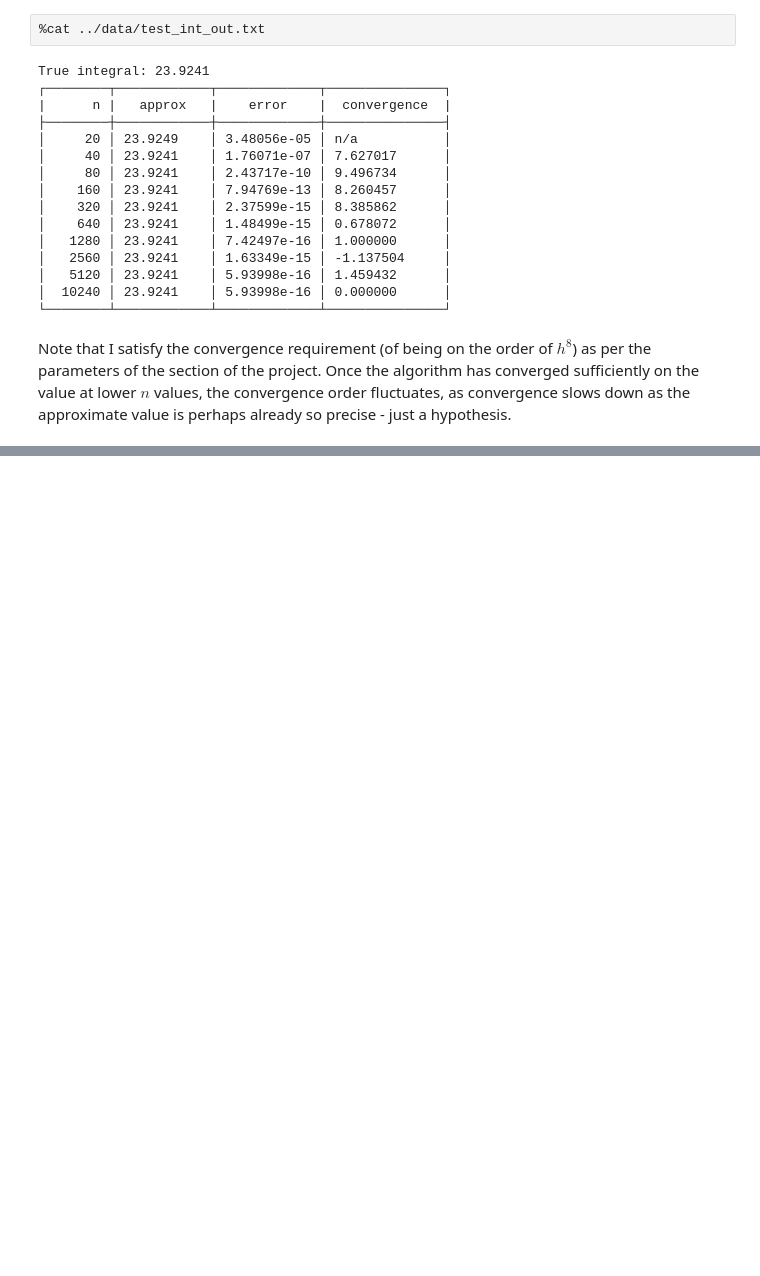
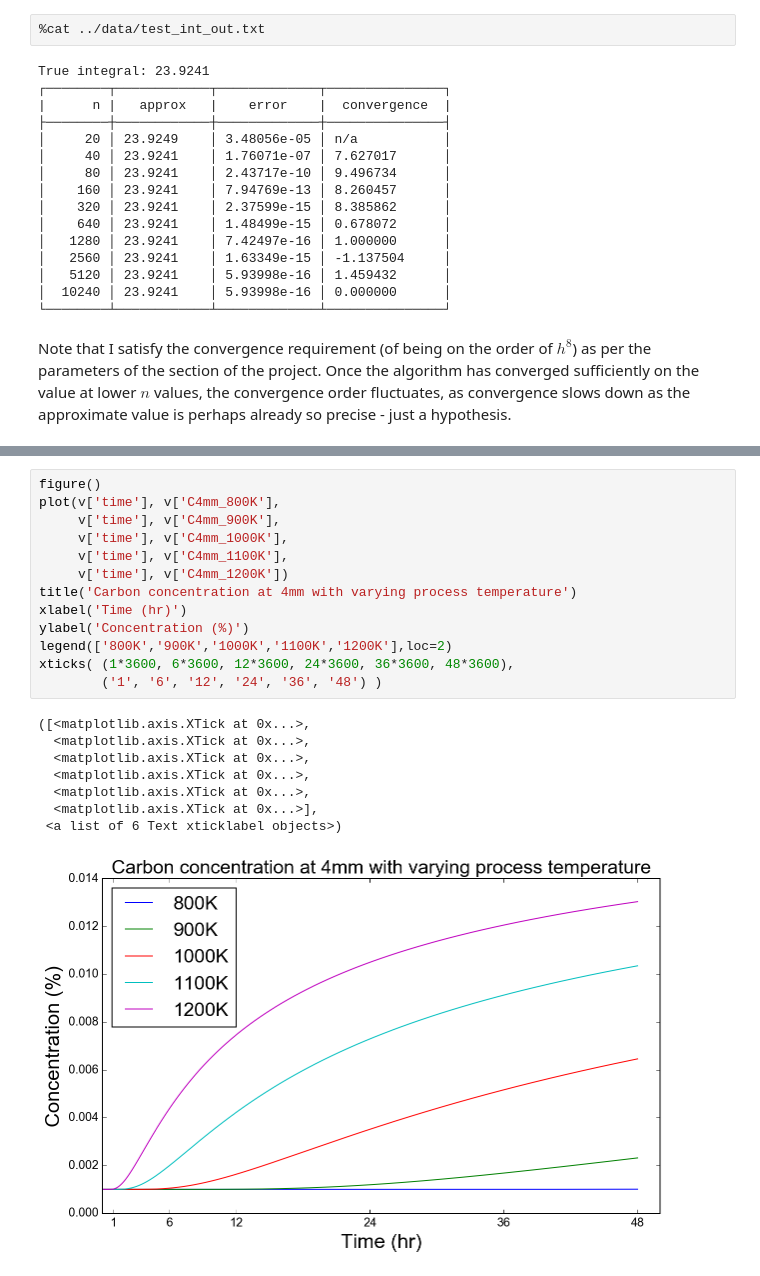
Before and after one commit to phrz/HPSCProject4, a Jupyter notebook: notebooks/proj4.ipynb, the cells around one changed output, grey strips where cells are left out. Drawn from its saved outputs; the diff is of its cells as text; blank space fills up the shorter version.

```diff
--- a/notebooks/proj4.ipynb
+++ b/notebooks/proj4.ipynb
@@ -238,0 +494,22 @@ This part is concerned with building upon the composite integration algorithm in
+# %%
+figure()
+plot(v['time'], v['C4mm_800K'],
+     v['time'], v['C4mm_900K'],
+     v['time'], v['C4mm_1000K'],
+     v['time'], v['C4mm_1100K'],
+     v['time'], v['C4mm_1200K'])
+title('Carbon concentration at 4mm with varying process temperature')
+xlabel('Time (hr)')
+ylabel('Concentration (%)')
+legend(['800K','900K','1000K','1100K','1200K'],loc=2)
+xticks( (1*3600, 6*3600, 12*3600, 24*3600, 36*3600, 48*3600),
+        ('1', '6', '12', '24', '36', '48') )
+# %% [output]
+([<matplotlib.axis.XTick at 0x...>,
+  <matplotlib.axis.XTick at 0x...>,
+  <matplotlib.axis.XTick at 0x...>,
+  <matplotlib.axis.XTick at 0x...>,
+  <matplotlib.axis.XTick at 0x...>,
+  <matplotlib.axis.XTick at 0x...>],
+ <a list of 6 Text xticklabel objects>)
+[figure, added]
```
Also changed, not shown: parts of 19 cells of this notebook, 1 other file.
